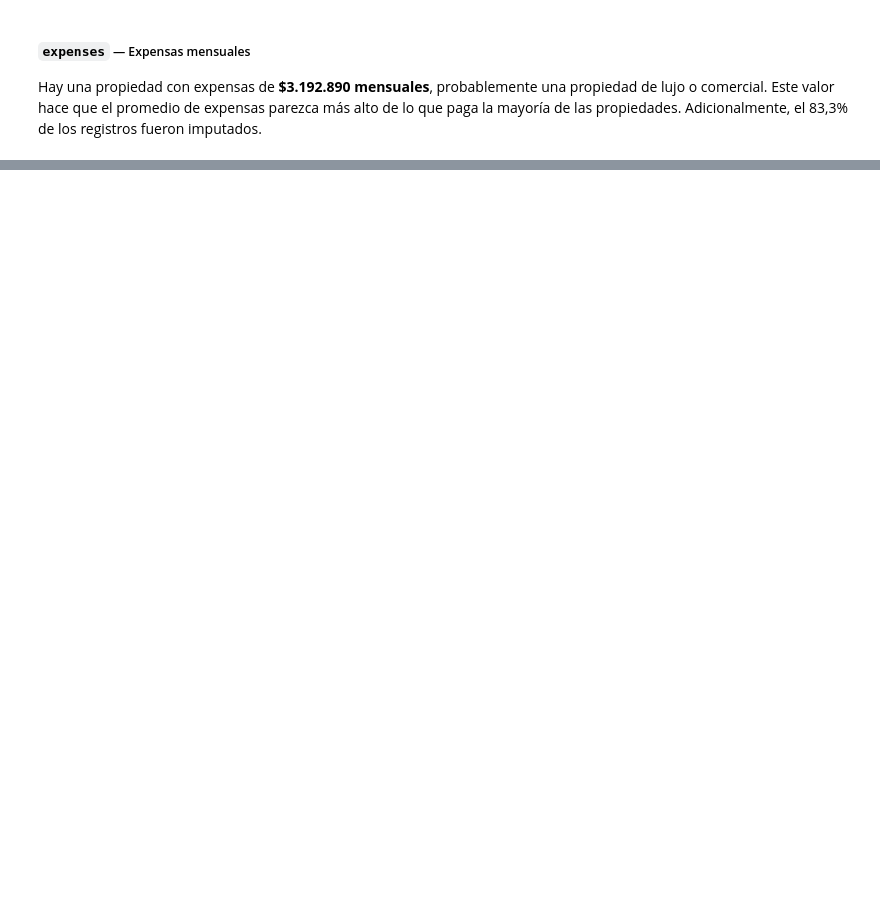
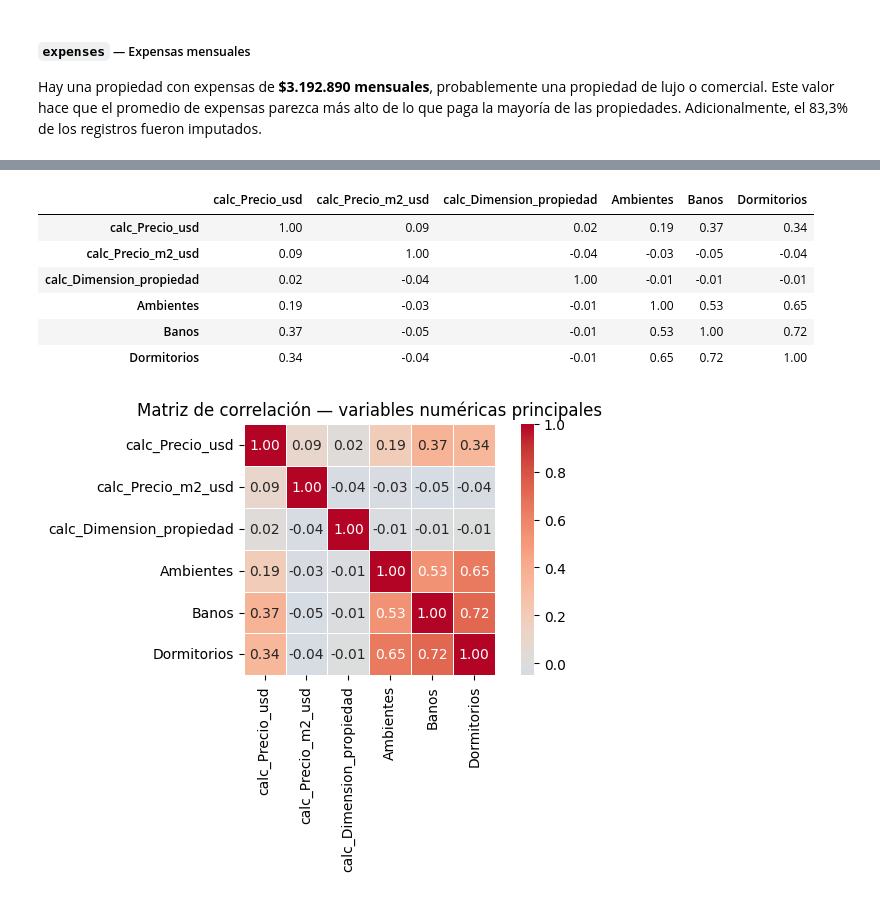
Before and after one commit to GomezMorales/TP_INTEGRADOR_CIENCIAS_DE_DATOS, a Jupyter notebook: TP_integrador_Ciencias_de_datos.ipynb, the cells around one changed output, grey strips where cells are left out. Saved outputs shown, nothing was run; the diff lists cells and outputs as text; code cells hidden in the pictures; blank space fills up the shorter version.

```diff
--- a/TP_integrador_Ciencias_de_datos.ipynb
+++ b/TP_integrador_Ciencias_de_datos.ipynb
@@ -1176,0 +1208,37 @@ display(df.nlargest(5, 'expenses')[['Tipo', 'Zona', 'expenses', 'calc_Precio_usd
+# %%
+vars_corr = [
+    'calc_Precio_usd',
+    'calc_Precio_m2_usd',
+    'calc_Dimension_propiedad',
+    'Ambientes',
+    'Banos',
+    'Dormitorios',
+]
+
+corr_matrix = df[vars_corr].corr()
+
+display(corr_matrix.round(2))
+
+fig, ax = plt.subplots(figsize=(7, 5))
+sns.heatmap(
+    corr_matrix,
+    annot=True,
+    fmt='.2f',
+    cmap='coolwarm',
+    center=0,
+    square=True,
+    linewidths=0.5,
+    ax=ax
+)
+ax.set_title('Matriz de correlación — variables numéricas principales')
+plt.tight_layout()
+plt.show()
+# %% [output]
+|  | calc_Precio_usd | calc_Precio_m2_usd | calc_Dimension_propiedad | Ambientes | Banos | Dormitorios |
+| calc_Precio_usd | 1.00 | 0.09 | 0.02 | 0.19 | 0.37 | 0.34 |
+| calc_Precio_m2_usd | 0.09 | 1.00 | -0.04 | -0.03 | -0.05 | -0.04 |
+| calc_Dimension_propiedad | 0.02 | -0.04 | 1.00 | -0.01 | -0.01 | -0.01 |
+| Ambientes | 0.19 | -0.03 | -0.01 | 1.00 | 0.53 | 0.65 |
+| Banos | 0.37 | -0.05 | -0.01 | 0.53 | 1.00 | 0.72 |
+| Dormitorios | 0.34 | -0.04 | -0.01 | 0.65 | 0.72 | 1.00 |
+[figure, added]
```
Also changed, not shown: parts of 26 cells of this notebook.
